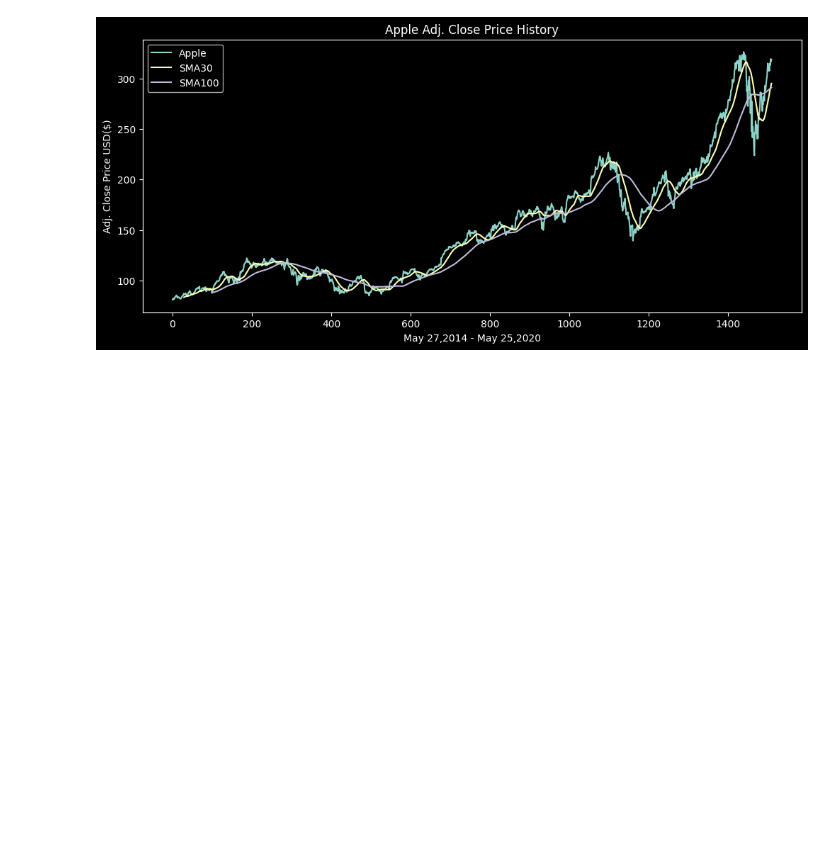
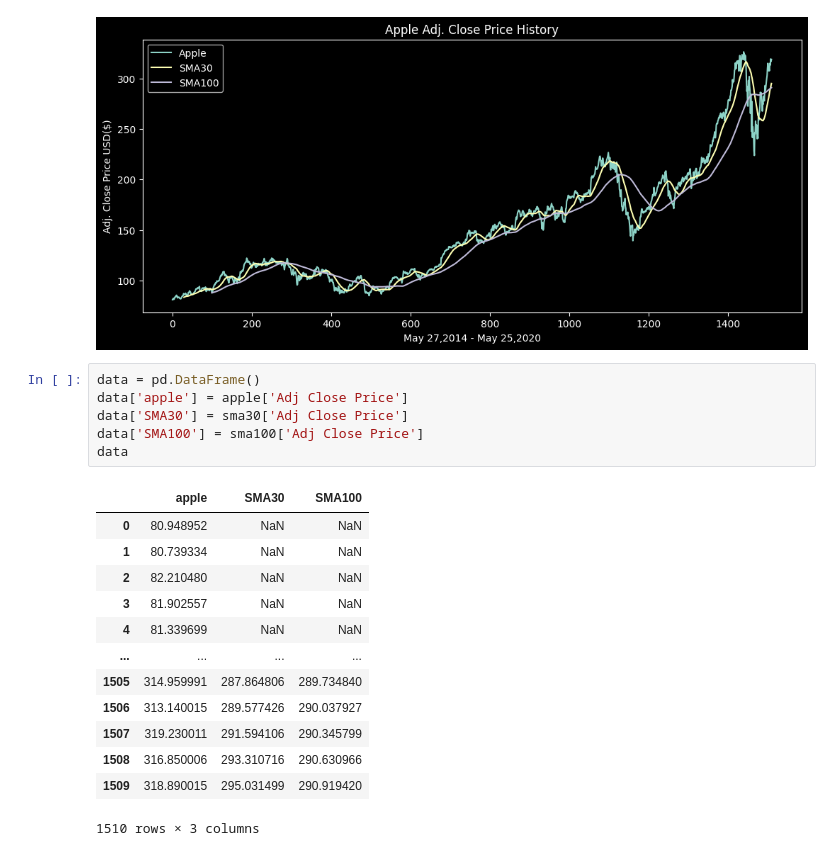
Before and after one commit to anhxd/anhxd, a Jupyter notebook: stock.ipynb, the cells around one changed output. Saved outputs shown, nothing was run; the diff lists cells and outputs as text; blank space fills up the shorter version.

```diff
--- a/stock.ipynb
+++ b/stock.ipynb
@@ -81,3 +81,23 @@ plt.legend(loc='upper left')
 plt.show()
 # %% [output]
 [figure]
+# %%
+data = pd.DataFrame()
+data['apple'] = apple['Adj Close Price']
+data['SMA30'] = sma30['Adj Close Price']
+data['SMA100'] = sma100['Adj Close Price']
+data
+# %% [output]
+|  | apple | SMA30 | SMA100 |
+| 0 | 80.948952 | NaN | NaN |
+| 1 | 80.739334 | NaN | NaN |
+| 2 | 82.210480 | NaN | NaN |
+| 3 | 81.902557 | NaN | NaN |
+| 4 | 81.339699 | NaN | NaN |
+| ... | ... | ... | ... |
+| 1505 | 314.959991 | 287.864806 | 289.734840 |
+| 1506 | 313.140015 | 289.577426 | 290.037927 |
+| 1507 | 319.230011 | 291.594106 | 290.345799 |
+| 1508 | 316.850006 | 293.310716 | 290.630966 |
+| 1509 | 318.890015 | 295.031499 | 290.919420 |
+1510 rows × 3 columns
```
Also changed, not shown: parts of 3 cells of this notebook.
